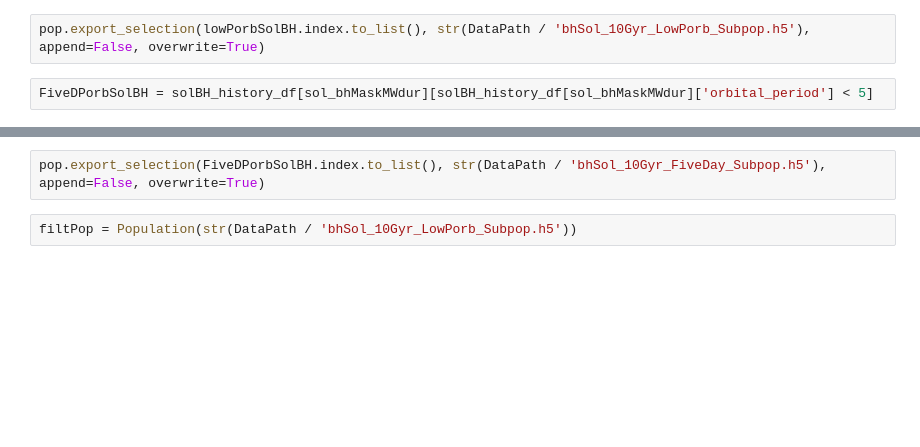
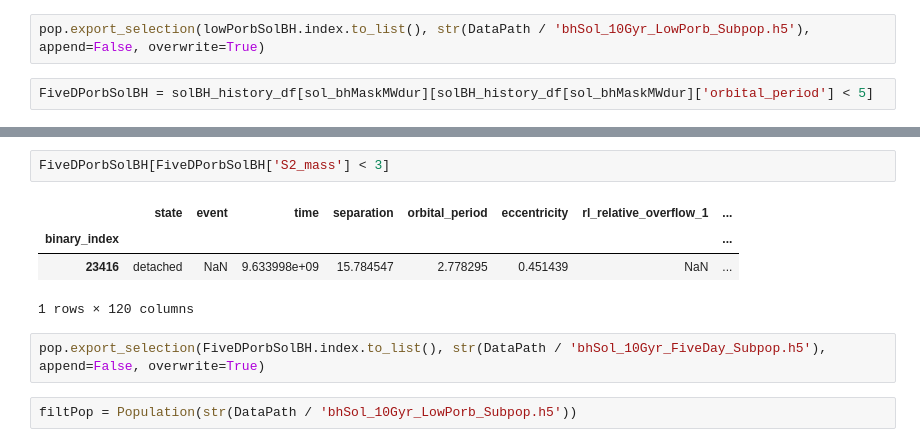
Before and after one commit to PiersonLip/solarBHs, a Jupyter notebook: Notebooks/lowPorb10GyrFiltering.ipynb, the cells around one changed output, grey strips where cells are left out. Drawn from its saved outputs; the diff is of its cells as text; blank space fills up the shorter version.

```diff
--- a/Notebooks/lowPorb10GyrFiltering.ipynb
+++ b/Notebooks/lowPorb10GyrFiltering.ipynb
@@ -208,3 +213,10 @@ FiveDPorbSolBH[cols]
+# %%
+FiveDPorbSolBH[FiveDPorbSolBH['S2_mass'] < 3]
+# %% [output]
+|  | state | event | time | separation | orbital_period | eccentricity | rl_relative_overflow_1 | ... |
+| binary_index |  |  |  |  |  |  |  | ... |
+| 23416 | detached | NaN | 9.633998e+09 | 15.784547 | 2.778295 | 0.451439 | NaN | ... |
+1 rows × 120 columns
 # %%
 pop.export_selection(FiveDPorbSolBH.index.to_list(), str(DataPath / 'bhSol_10Gyr_FiveDay_Subpop.h5'), append=False, overwrite=True)
 # %%
```
Also changed, not shown: parts of 14 cells of this notebook, 2 other files.
